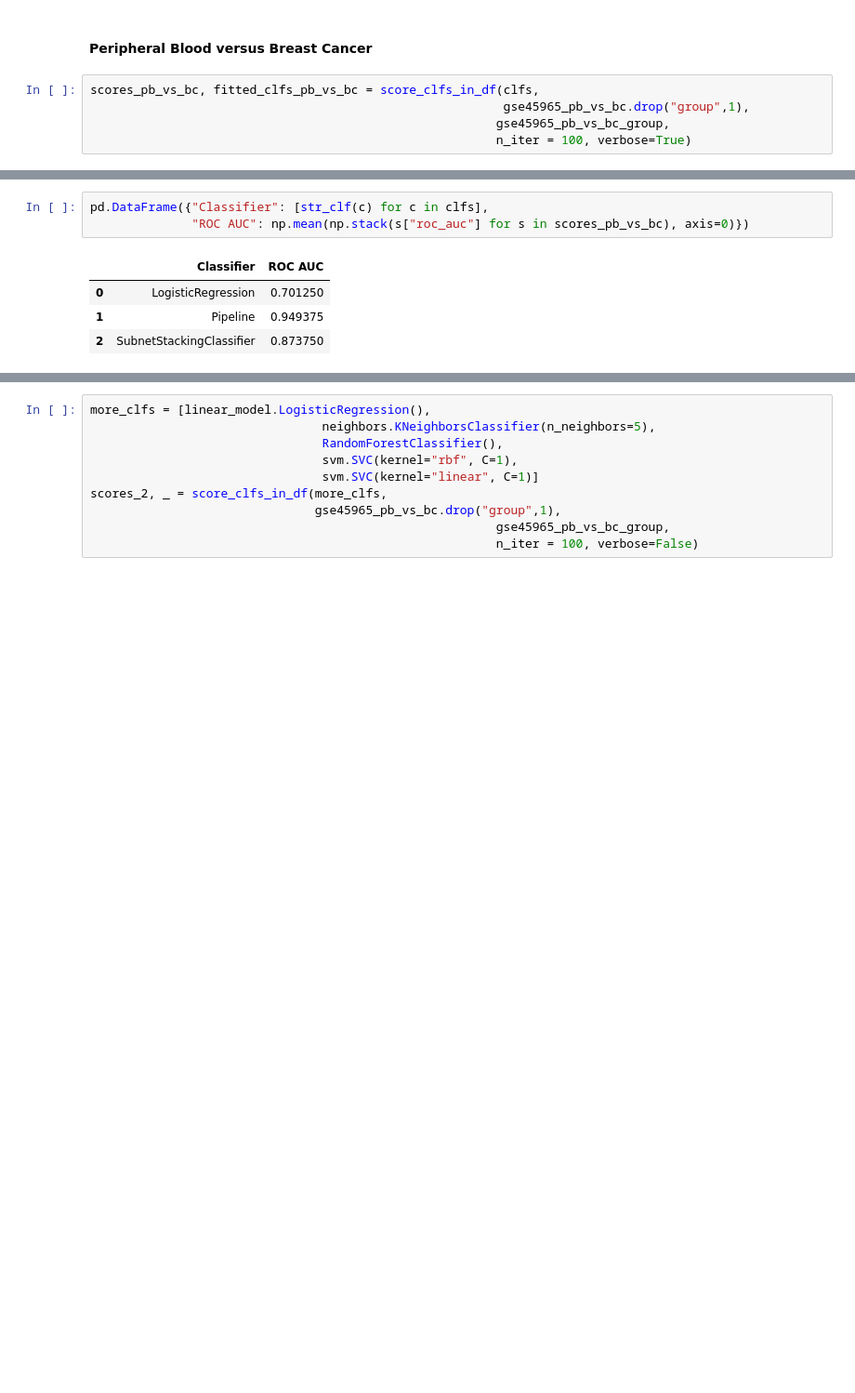
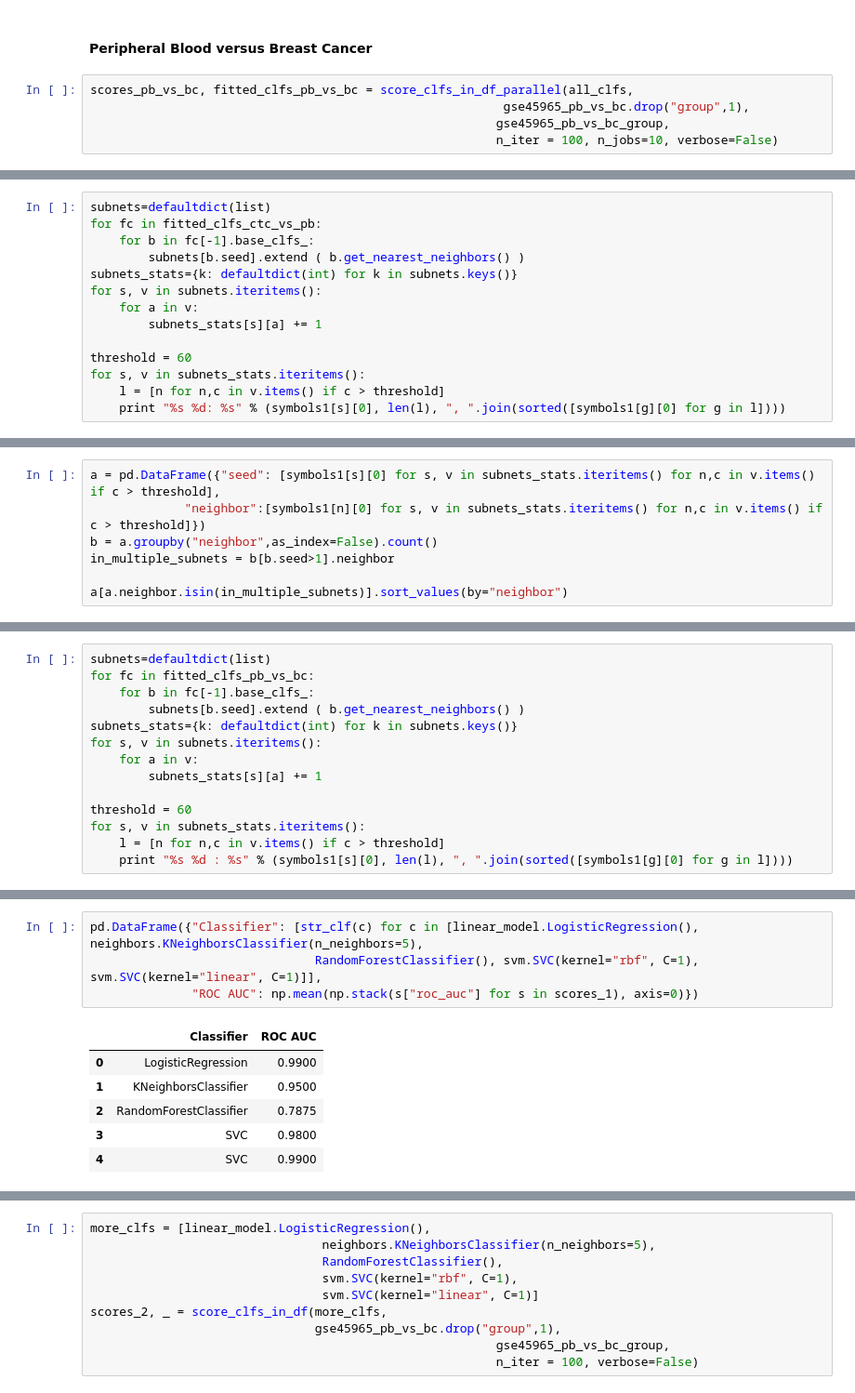
Before and after one commit to sgsfak/subnet_stacking, a Jupyter notebook: CTC_GSE45965.ipynb, the cells around one changed output, grey strips where cells are left out. Shown at 93% size. Saved outputs shown, nothing was run; the diff lists cells and outputs as text; blank space fills up the shorter version.

```diff
--- a/CTC_GSE45965.ipynb
+++ b/CTC_GSE45965.ipynb
@@ -165,7 +204,7 @@ pd.DataFrame({"Classifier": [str_clf(c) for c in clfs],
 # %% [markdown]
 #### Peripheral Blood versus Breast Cancer
 # %%
-scores_pb_vs_bc, fitted_clfs_pb_vs_bc = score_clfs_in_df(clfs,
+scores_pb_vs_bc, fitted_clfs_pb_vs_bc = score_clfs_in_df_parallel(all_clfs,
                                                          gse45965_pb_vs_bc.drop("group",1),
                                                         gse45965_pb_vs_bc_group,
-                                                        n_iter = 100, verbose=True)
+                                                        n_iter = 100, n_jobs=10, verbose=False)
@@ -189,0 +448,14 @@ scores_pb_vs_bc, fitted_clfs_pb_vs_bc = score_clfs_in_df(clfs,
+# %%
+subnets=defaultdict(list)
+for fc in fitted_clfs_ctc_vs_pb:
+    for b in fc[-1].base_clfs_:
+        subnets[b.seed].extend ( b.get_nearest_neighbors() )
+subnets_stats={k: defaultdict(int) for k in subnets.keys()}
+for s, v in subnets.iteritems():
+    for a in v:
+        subnets_stats[s][a] += 1
+
+threshold = 60
+for s, v in subnets_stats.iteritems():
+    l = [n for n,c in v.items() if c > threshold]
+    print "%s %d: %s" % (symbols1[s][0], len(l), ", ".join(sorted([symbols1[g][0] for g in l])))
@@ -189,0 +482,7 @@ scores_pb_vs_bc, fitted_clfs_pb_vs_bc = score_clfs_in_df(clfs,
+# %%
+a = pd.DataFrame({"seed": [symbols1[s][0] for s, v in subnets_stats.iteritems() for n,c in v.items() if c > threshold],
+             "neighbor":[symbols1[n][0] for s, v in subnets_stats.iteritems() for n,c in v.items() if c > threshold]})
+b = a.groupby("neighbor",as_index=False).count()
+in_multiple_subnets = b[b.seed>1].neighbor
+
+a[a.neighbor.isin(in_multiple_subnets)].sort_values(by="neighbor")
@@ -189,0 +507,14 @@ scores_pb_vs_bc, fitted_clfs_pb_vs_bc = score_clfs_in_df(clfs,
+# %%
+subnets=defaultdict(list)
+for fc in fitted_clfs_pb_vs_bc:
+    for b in fc[-1].base_clfs_:
+        subnets[b.seed].extend ( b.get_nearest_neighbors() )
+subnets_stats={k: defaultdict(int) for k in subnets.keys()}
+for s, v in subnets.iteritems():
+    for a in v:
+        subnets_stats[s][a] += 1
+
+threshold = 60
+for s, v in subnets_stats.iteritems():
+    l = [n for n,c in v.items() if c > threshold]
+    print "%s %d : %s" % (symbols1[s][0], len(l), ", ".join(sorted([symbols1[g][0] for g in l])))
@@ -190,8 +567,11 @@ scores_pb_vs_bc, fitted_clfs_pb_vs_bc = score_clfs_in_df(clfs,
 # %%
-pd.DataFrame({"Classifier": [str_clf(c) for c in clfs],
-              "ROC AUC": np.mean(np.stack(s["roc_auc"] for s in scores_pb_vs_bc), axis=0)})
+pd.DataFrame({"Classifier": [str_clf(c) for c in [linear_model.LogisticRegression(), neighbors.KNeighborsClassifier(n_neighbors=5),
+                               RandomForestClassifier(), svm.SVC(kernel="rbf", C=1), svm.SVC(kernel="linear", C=1)]],
+              "ROC AUC": np.mean(np.stack(s["roc_auc"] for s in scores_1), axis=0)})
 # %% [output]
 |  | Classifier | ROC AUC |
-| 0 | LogisticRegression | 0.701250 |
-| 1 | Pipeline | 0.949375 |
-| 2 | SubnetStackingClassifier | 0.873750 |
+| 0 | LogisticRegression | 0.9900 |
+| 1 | KNeighborsClassifier | 0.9500 |
+| 2 | RandomForestClassifier | 0.7875 |
+| 3 | SVC | 0.9800 |
+| 4 | SVC | 0.9900 |
```
Also changed, not shown: parts of 49 cells of this notebook.
